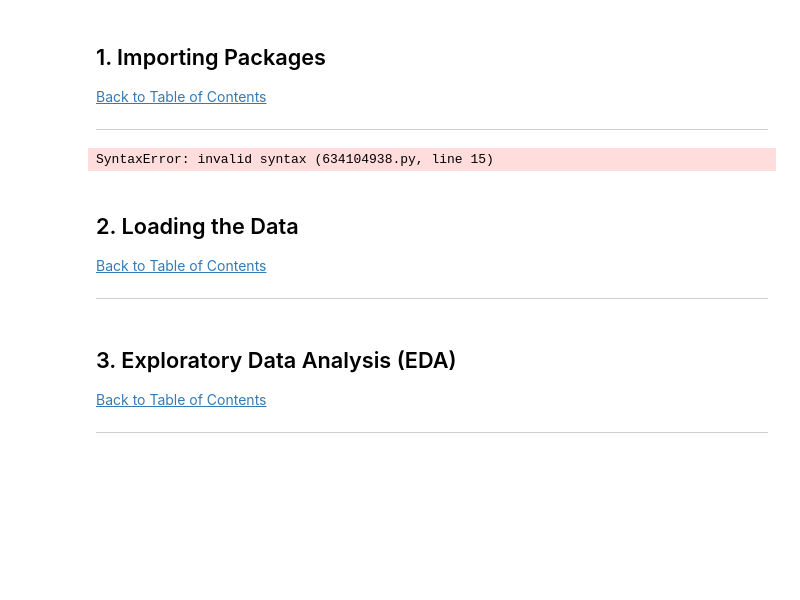
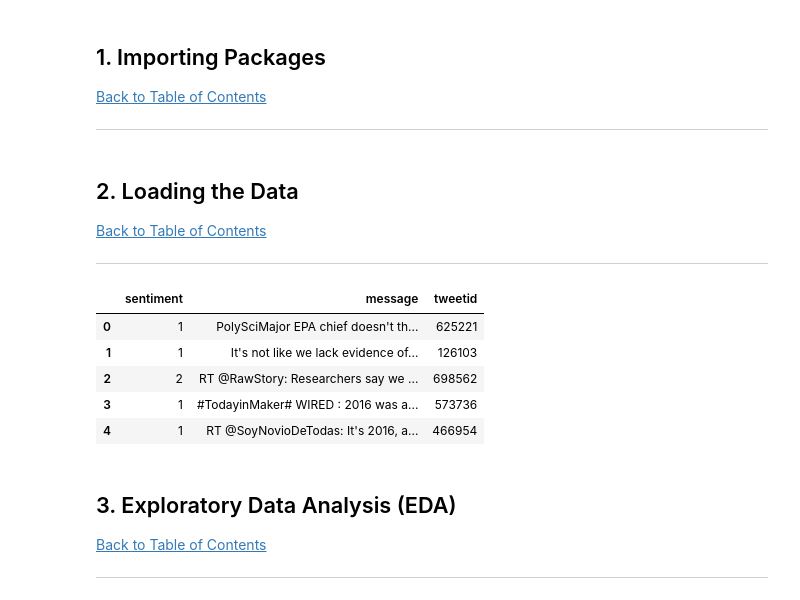
Before and after one commit to RethabileNtshabele/2207FTDS, a Jupyter notebook: Classification Predict Notebook.ipynb, the cells around one changed output. Drawn from its saved outputs; the diff is of its cells as text; code cells hidden in the pictures; blank space fills up the shorter version.

```diff
--- a/Classification Predict Notebook.ipynb
+++ b/Classification Predict Notebook.ipynb
@@ -49,11 +78,67 @@
 # %%
+#Import Warnings
+import warnings
+warnings.filterwarnings('ignore')
+warnings.simplefilter(action='ignore', category=FutureWarning)
+
 # Libraries for data loading, data manipulation and data visulisation
+#Library imports for Natural Language Processing
+import pandas as pd
+import  numpy as np
 import nltk
 from nltk import TreebankWordTokenizer, SnowballStemmer
 from nltk.stem import WordNetLemmatizer
 from nltk.corpus import stopwords
 import string
+import re
+from sklearn.pipeline import Pipeline
+import pickle
 import urllib
+import seaborn as sns
+from PIL import Image
+from scipy import stats
+from nltk.probability import FreqDist
+from sklearn.metrics import plot_roc_curve
+
+
+#Feature Extraction
+
+from sklearn.feature_extraction.text import CountVectorizer
+from sklearn.feature_extraction.text import TfidfVectorizer
+
+# Preprocessing
+
+import os
+from nltk.tokenize import WordPunctTokenizer
+from bs4 import BeautifulSoup
+from collections import Counter
+from nltk.tokenize import word_tokenize
+from nltk.tokenize import TweetTokenizer
+from nltk.stem.porter import *
+from sklearn.preprocessing import label_binarize
+from sklearn.model_selection import train_test_split
+
+ #Metrics
+
+from sklearn.metrics import f1_score
+from sklearn.metrics import roc_auc_score
+from sklearn.metrics import accuracy_score
+from sklearn.metrics import classification_report
+
+#Classification models
+from sklearn.svm import SVC
+from sklearn.svm import LinearSVC
+from sklearn.ensemble import VotingClassifier
+from sklearn.linear_model import SGDClassifier
+from sklearn.tree import DecisionTreeClassifier
+from sklearn.linear_model import RidgeClassifier
+from sklearn.multiclass import OneVsRestClassifier
+from sklearn.linear_model import LogisticRegression
+from sklearn.ensemble import RandomForestClassifier
+
+#Hyperparameter Tunning Methods
+from sklearn.model_selection import GridSearchCV
+from sklearn.model_selection import ParameterGrid
 
 
 # Libraries for data preparation and model building
@@ -61,9 +146,7 @@ import matplotlib.pyplot as plt
 %matplotlib inline
 
 # Setting global constants to ensure notebook results are reproducible
-PARAMETER_CONSTANT = ###
+#PARAMETER_CONSTANT = ###
-# %% [output]
-SyntaxError: invalid syntax (634104938.py, line 15)
 # %% [markdown]
 <a id="two"></a>
 ## 2. Loading the Data
@@ -76,3 +169,14 @@ df = # load the data
+# %%
+#Briefly view the data
+
+df_train.head()
+# %% [output]
+|  | sentiment | message | tweetid |
+| 0 | 1 | PolySciMajor EPA chief doesn't th... | 625221 |
+| 1 | 1 | It's not like we lack evidence of... | 126103 |
+| 2 | 2 | RT @RawStory: Researchers say we ... | 698562 |
+| 3 | 1 | #TodayinMaker# WIRED : 2016 was a... | 573736 |
+| 4 | 1 | RT @SoyNovioDeTodas: It's 2016, a... | 466954 |
 # %% [markdown]
 <a id="three"></a>
 ## 3. Exploratory Data Analysis (EDA)
```
Also changed, not shown: parts of 51 cells of this notebook.
